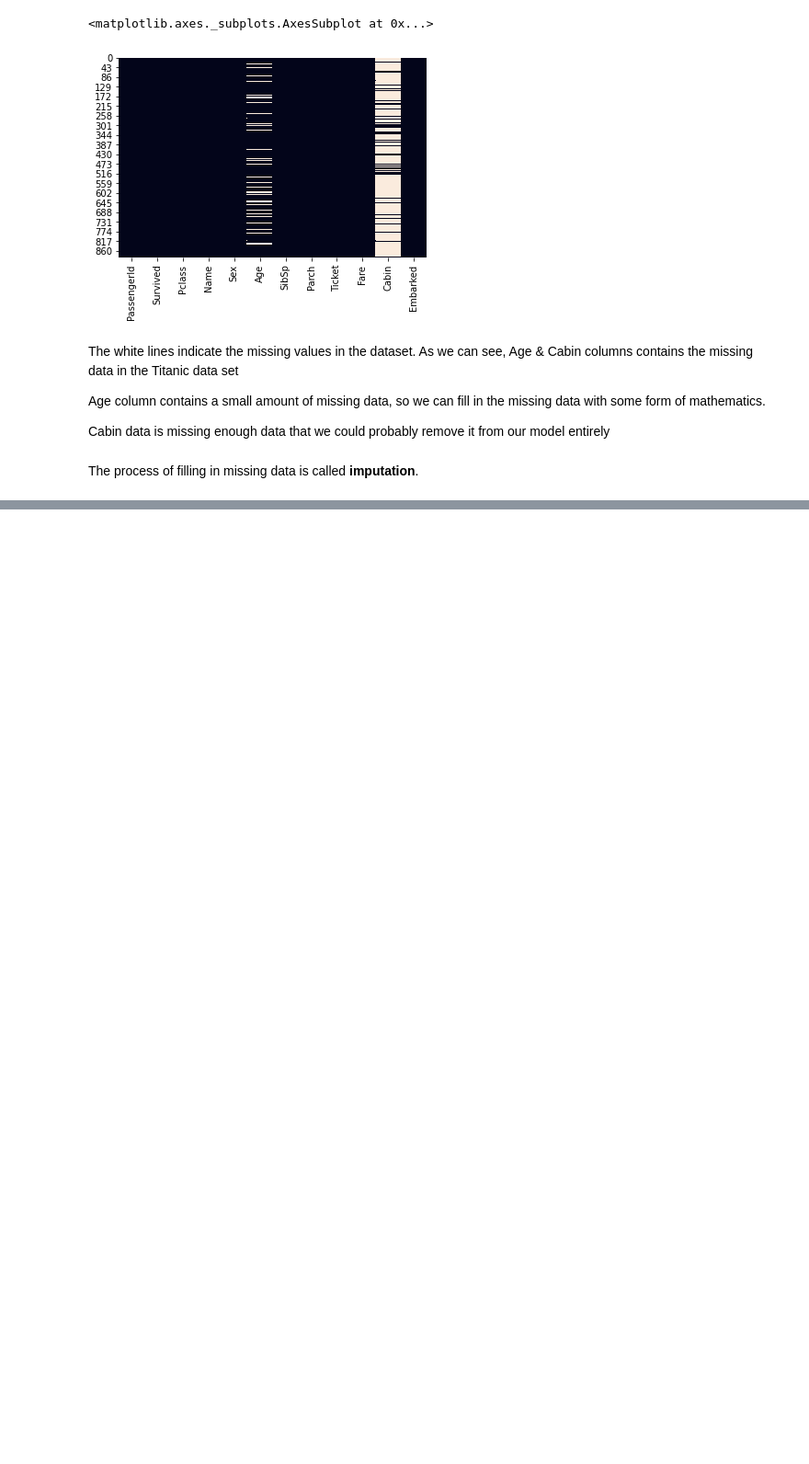
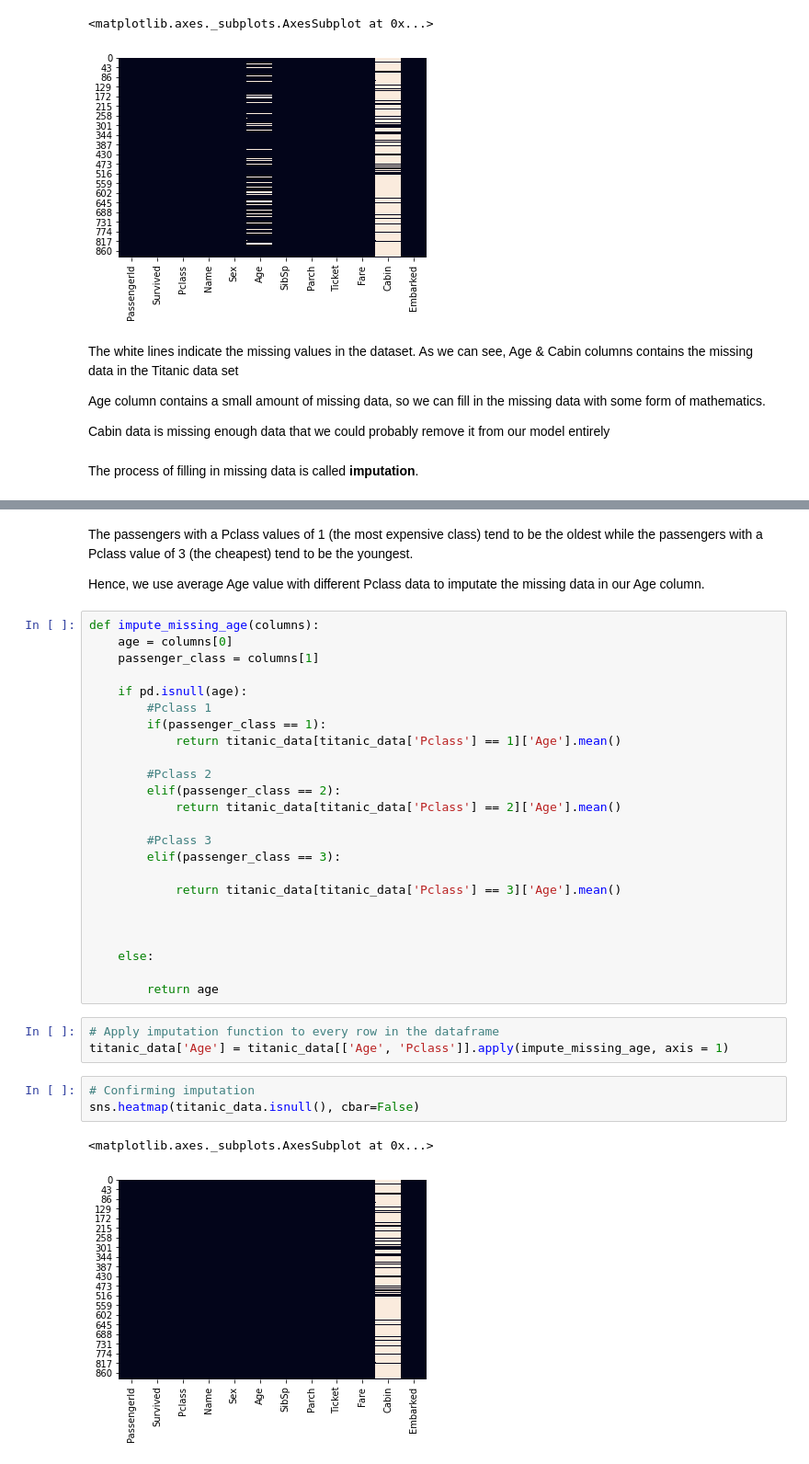
Before and after one commit to Bhairavi-shah/ML-algorithms, a Jupyter notebook: LogisticRegression-Titanic.ipynb, the cells around one changed output, grey strips where cells are left out. Shown at 92% size. Drawn from its saved outputs; the diff is of its cells as text; blank space fills up the shorter version.

Commit message:
Data cleaned titanic dataset

```diff
--- a/LogisticRegression-Titanic.ipynb
+++ b/LogisticRegression-Titanic.ipynb
@@ -122,0 +126,37 @@ sns.boxplot(titanic_data['Pclass'], titanic_data['Age'])
+# %% [markdown]
+The passengers with a Pclass values of 1 (the most expensive class) tend to be the oldest while the passengers with a Pclass value of 3 (the cheapest) tend to be the youngest.
+
+Hence, we use average Age value with different Pclass data to imputate the missing data in our Age column.
+# %%
+def impute_missing_age(columns):
+    age = columns[0]
+    passenger_class = columns[1]
+
+    if pd.isnull(age):
+        #Pclass 1
+        if(passenger_class == 1):
+            return titanic_data[titanic_data['Pclass'] == 1]['Age'].mean()
+
+        #Pclass 2
+        elif(passenger_class == 2):
+            return titanic_data[titanic_data['Pclass'] == 2]['Age'].mean()
+
+        #Pclass 3
+        elif(passenger_class == 3):
+
+            return titanic_data[titanic_data['Pclass'] == 3]['Age'].mean()
+
+
+
+    else:
+
+        return age
+# %%
+# Apply imputation function to every row in the dataframe
+titanic_data['Age'] = titanic_data[['Age', 'Pclass']].apply(impute_missing_age, axis = 1)
+# %%
+# Confirming imputation
+sns.heatmap(titanic_data.isnull(), cbar=False)
+# %% [output]
+<matplotlib.axes._subplots.AxesSubplot at 0x...>
+[figure, added]
```
Also changed, not shown: parts of 3 cells of this notebook.
